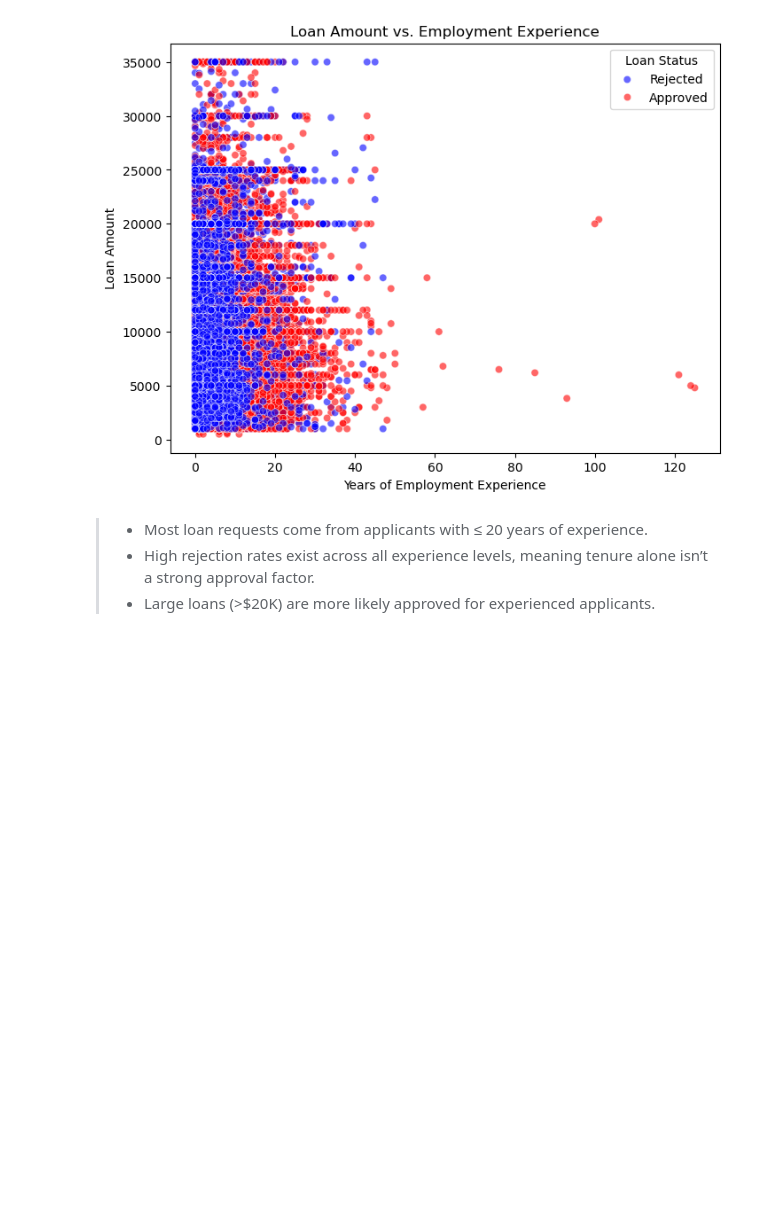
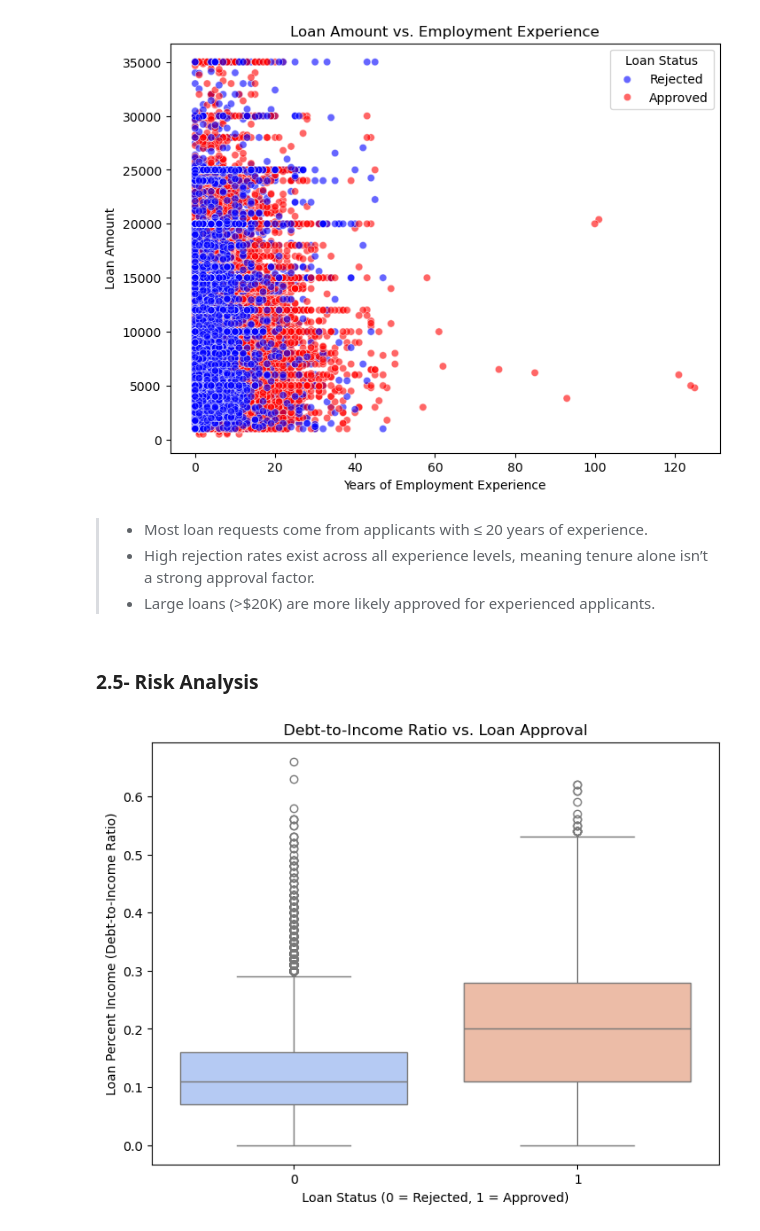
Before and after one commit to khan-asim-88/Loan-Approval-Prediction-Using-Machine-Learning, a Jupyter notebook: Loan_Approval_Prediction.ipynb, the cells around one changed output. Cells and saved outputs as stored; diff of their text form; code cells hidden in the pictures; blank space fills up the shorter version.

```diff
--- a/Loan_Approval_Prediction.ipynb
+++ b/Loan_Approval_Prediction.ipynb
@@ -386,3 +386,20 @@ plot_loan_amount_vs_experience(loan_data)
 > - Most loan requests come from applicants with ≤ 20 years of experience.
 > - High rejection rates exist across all experience levels, meaning tenure alone isn’t a strong approval factor.
 > - Large loans (>$20K) are more likely approved for experienced applicants.
+# %% [markdown]
+### 2.5- Risk Analysis
+# %%
+# Deep Dive into Risk Analysis
+# Debt-to-Income Ratio vs. Approval Rate
+
+def plot_debt_to_income_boxplot(df):
+    plt.figure(figsize=(8, 6))
+    sns.boxplot(x='loan_status', y='loan_percent_income', data=df, hue='loan_status', palette='coolwarm', legend=False)
+    plt.title('Debt-to-Income Ratio vs. Loan Approval')
+    plt.xlabel('Loan Status (0 = Rejected, 1 = Approved)')
+    plt.ylabel('Loan Percent Income (Debt-to-Income Ratio)')
+    plt.show()
+# %%
+plot_debt_to_income_boxplot(loan_data)
+# %% [output]
+[figure, added]
```
Also changed, not shown: parts of 11 cells of this notebook.
